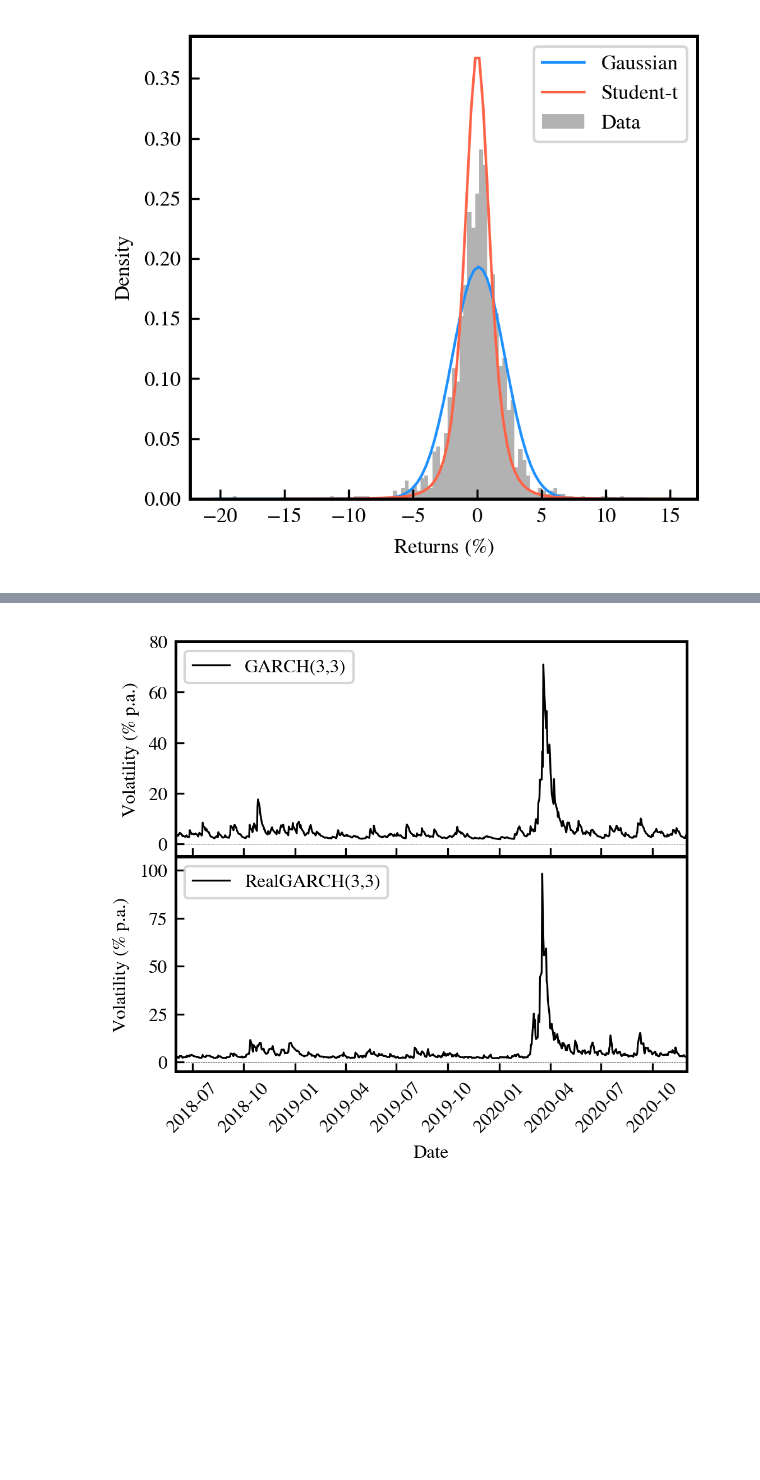
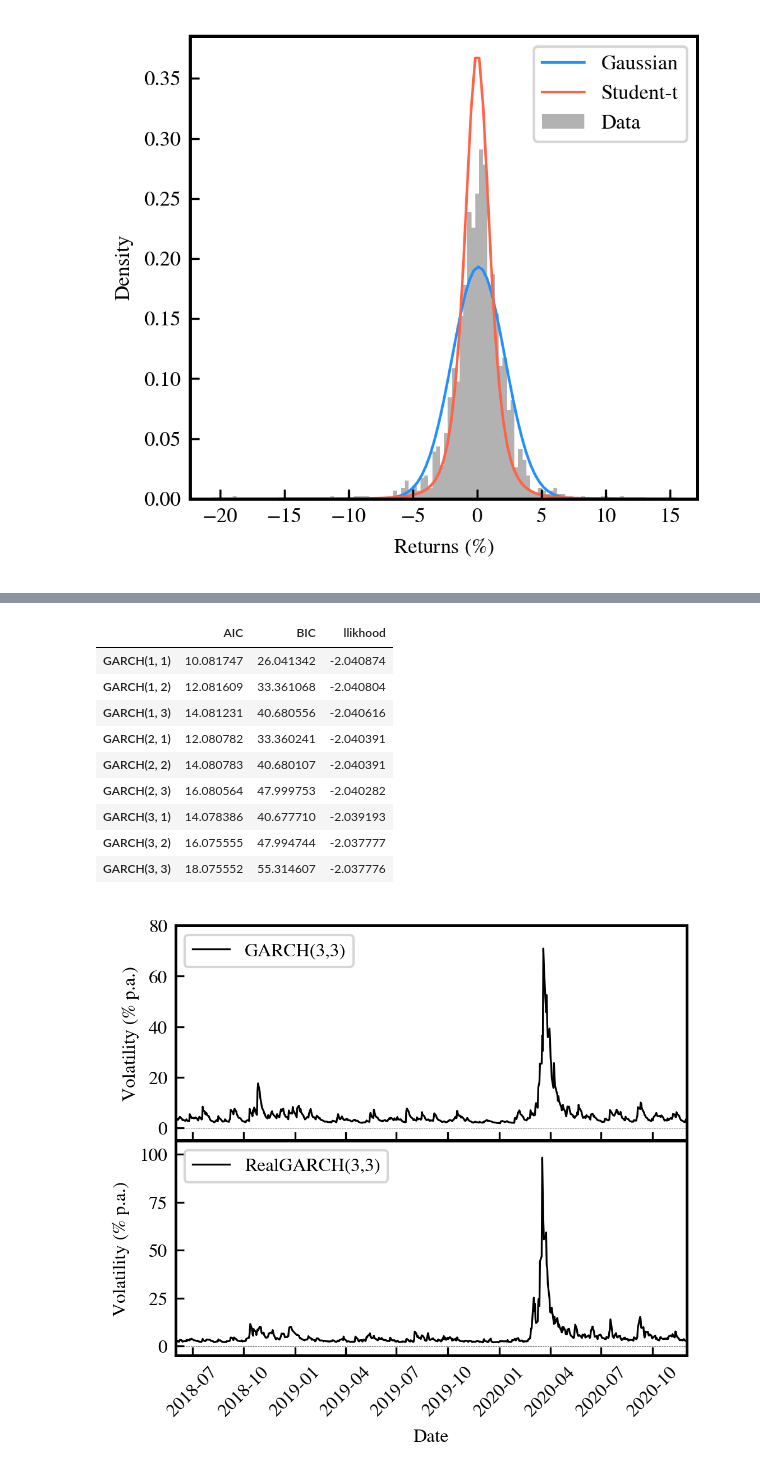
Before and after one commit to LuukOudshoorn25/HighFrequencyTrading, a Jupyter notebook: Code.ipynb, the cells around one changed output, grey strips where cells are left out. Cells and saved outputs as stored; diff of their text form; code cells hidden in the pictures; blank space fills up the shorter version.

```diff
--- a/Code.ipynb
+++ b/Code.ipynb
@@ -812,3 +842,16 @@ Optimization terminated successfully    (Exit mode 0)
+# %%
+garch_AIC_BIC_llikhood
+# %% [output]
+|  | AIC | BIC | llikhood |
+| GARCH(1, 1) | 10.081747 | 26.041342 | -2.040874 |
+| GARCH(1, 2) | 12.081609 | 33.361068 | -2.040804 |
+| GARCH(1, 3) | 14.081231 | 40.680556 | -2.040616 |
+| GARCH(2, 1) | 12.080782 | 33.360241 | -2.040391 |
+| GARCH(2, 2) | 14.080783 | 40.680107 | -2.040391 |
+| GARCH(2, 3) | 16.080564 | 47.999753 | -2.040282 |
+| GARCH(3, 1) | 14.078386 | 40.677710 | -2.039193 |
+| GARCH(3, 2) | 16.075555 | 47.994744 | -2.037777 |
+| GARCH(3, 3) | 18.075552 | 55.314607 | -2.037776 |
 # %%
 def plot_GARCHestimates():
 
```
Also changed, not shown: parts of 10 cells of this notebook, 5 other files.
